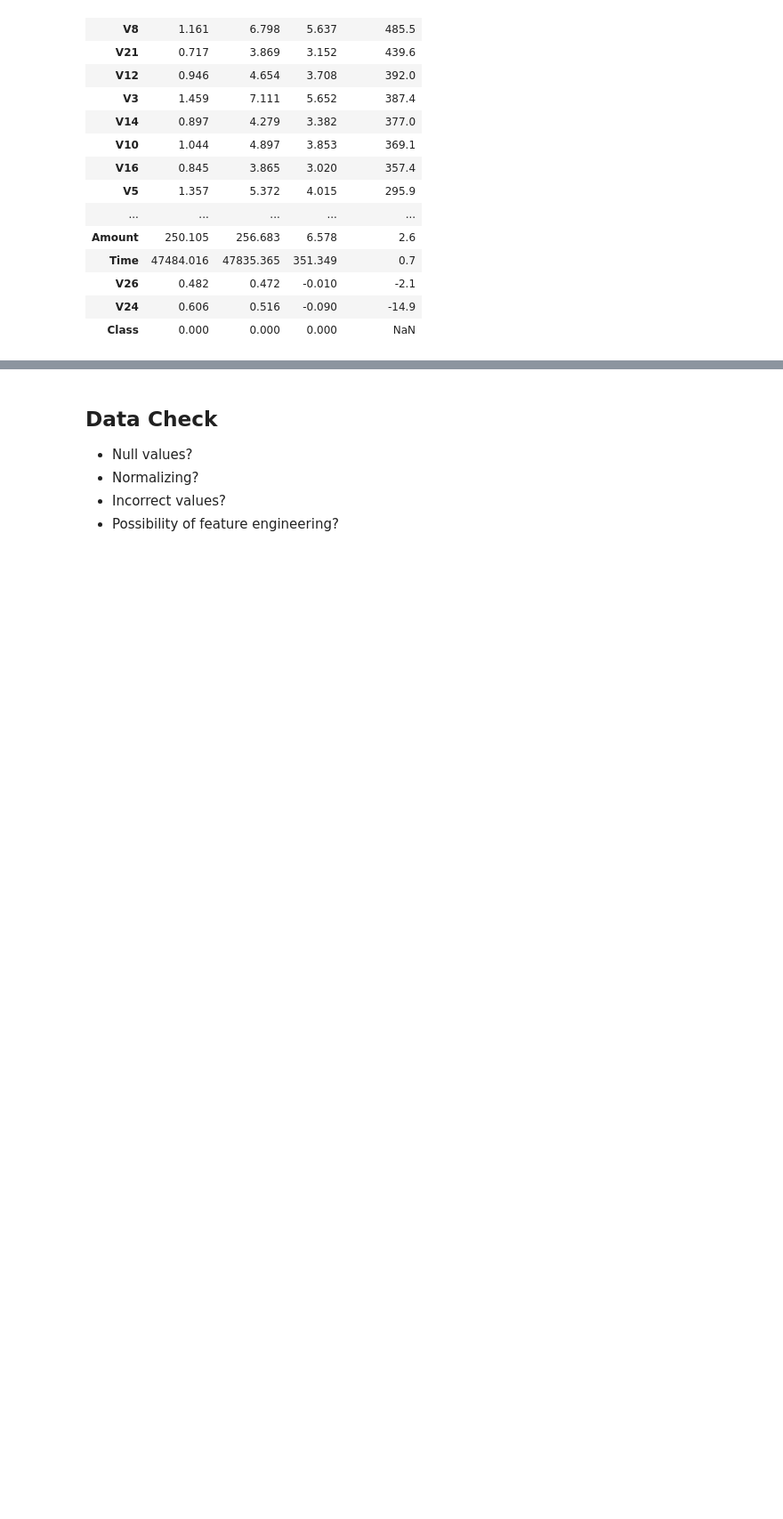
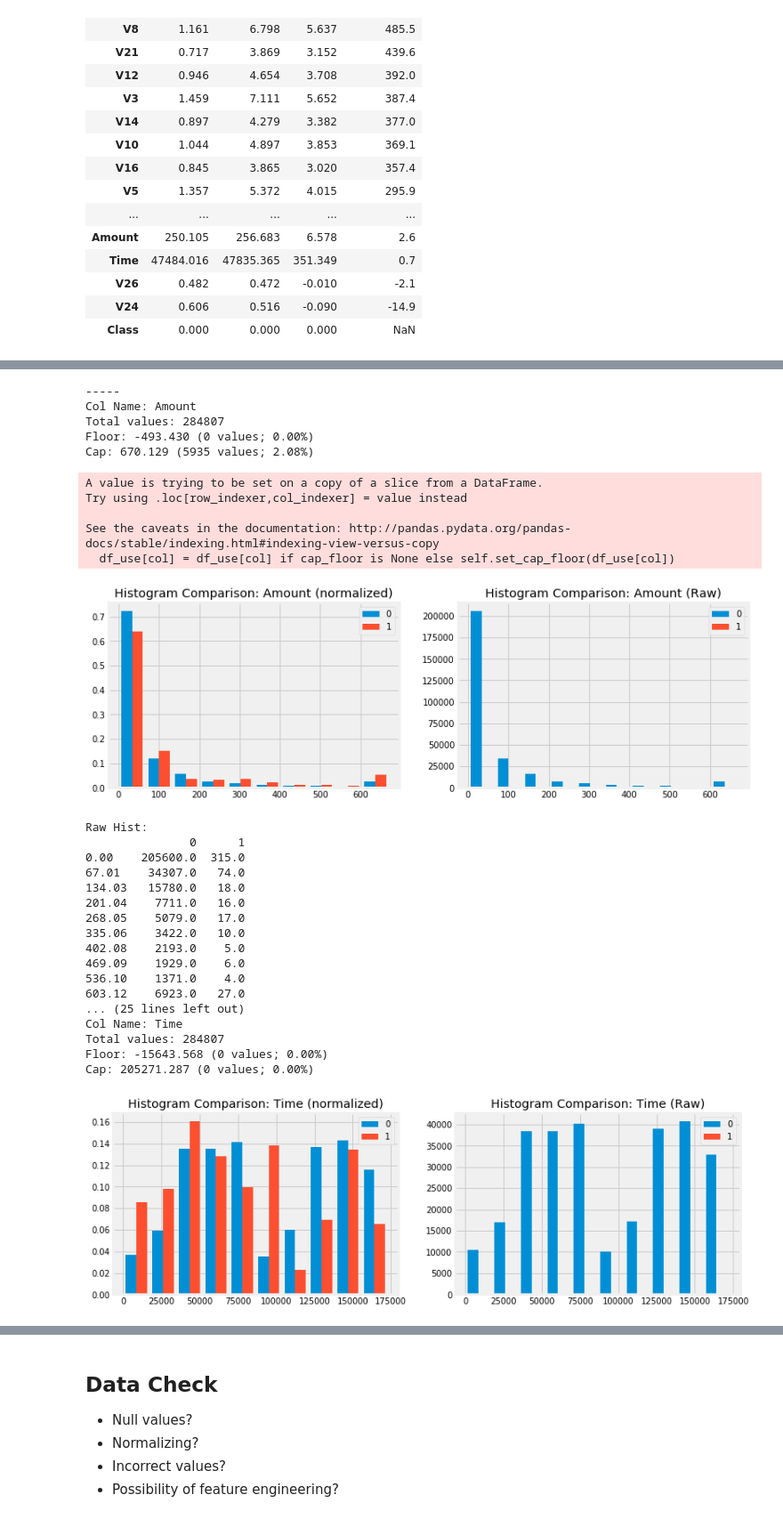
Before and after one commit to wnstnb/research, a Jupyter notebook: Predicting Credit Card Fraud V2.ipynb, the cells around one changed output, grey strips where cells are left out. Shown at 89% size. Drawn from its saved outputs; the diff is of its cells as text; code cells hidden in the pictures; blank space fills up the shorter version.

```diff
--- a/Predicting Credit Card Fraud V2.ipynb
+++ b/Predicting Credit Card Fraud V2.ipynb
@@ -261,0 +153,34 @@ Cap: 3.210 (3653 values; 1.28%)
+# %%
+# Compare the normalized and raw distributions of all features
+# This allows us to get a sense of how distinct each feature is between the classes in the dataset.
+e.compare_hists(df=data, target_col='Class', specific_cols=['Amount','Time','V1'], cap_floor=True)
+# %% [output]
+-----
+Col Name: Amount
+Total values: 284807
+Floor: -493.430 (0 values; 0.00%)
+Cap: 670.129 (5935 values; 2.08%)
+A value is trying to be set on a copy of a slice from a DataFrame.
+Try using .loc[row_indexer,col_indexer] = value instead
+
+See the caveats in the documentation: http://pandas.pydata.org/pandas-docs/stable/indexing.html#indexing-view-versus-copy
+  df_use[col] = df_use[col] if cap_floor is None else self.set_cap_floor(df_use[col])
+[figure, added]
+Raw Hist:
+               0      1
+0.00    205600.0  315.0
+67.01    34307.0   74.0
+134.03   15780.0   18.0
+201.04    7711.0   16.0
+268.05    5079.0   17.0
+335.06    3422.0   10.0
+402.08    2193.0    5.0
+469.09    1929.0    6.0
+536.10    1371.0    4.0
+603.12    6923.0   27.0
+... (25 lines left out)
+Col Name: Time
+Total values: 284807
+Floor: -15643.568 (0 values; 0.00%)
+Cap: 205271.287 (0 values; 0.00%)
+[figure, added]
```
Also changed, not shown: parts of 40 cells of this notebook.
